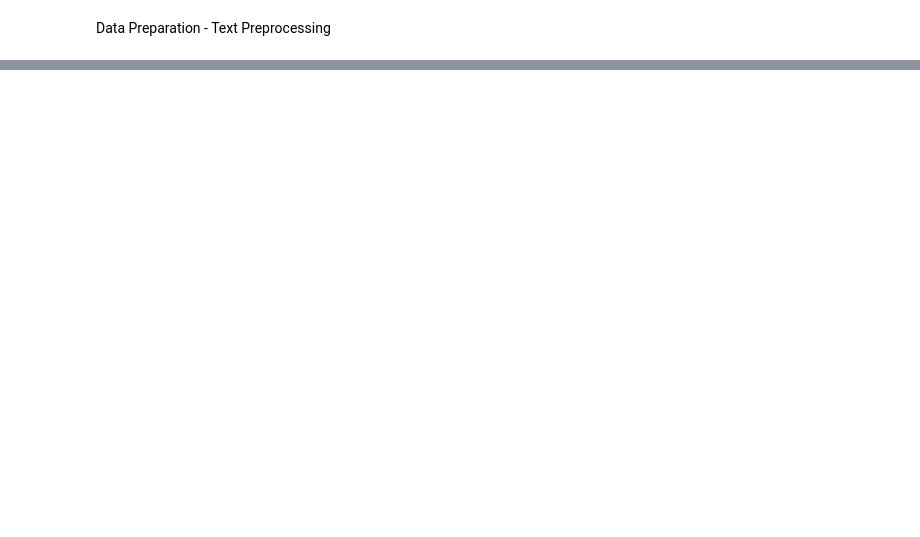
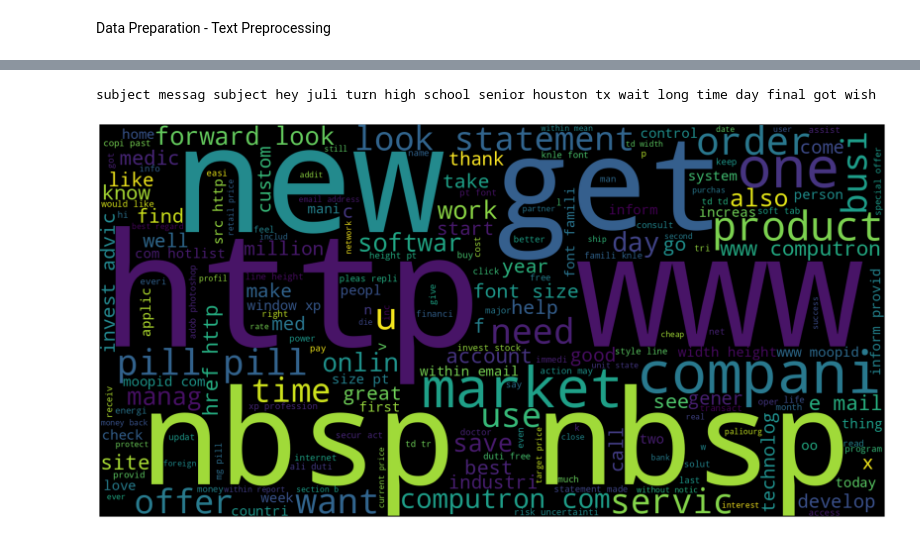
Before and after one commit to Tolash123/Machine_learning_and_Deep_learning, a Jupyter notebook: Module 4- Machine Learning/2. Working with Text Data/2. Case Study - Email spam filtering/email_filtering.ipynb, the cells around one changed output, grey strips where cells are left out. Cells and saved outputs as stored; diff of their text form; code cells hidden in the pictures; blank space fills up the shorter version.

Commit message:
email spam filtering

```diff
--- a/Module 4- Machine Learning/2. Working with Text Data/2. Case Study - Email spam filtering/email_filtering.ipynb
+++ b/Module 4- Machine Learning/2. Working with Text Data/2. Case Study - Email spam filtering/email_filtering.ipynb
@@ -145,0 +171,2 @@ def preprocess(raw_text, flag):
+# %%
+temp_df.columns = ['clean_text_stem', 'text_length_stem']
@@ -145,0 +182,2 @@ def preprocess(raw_text, flag):
+# %%
+x_train = pd.concat([x_train, temp_df], axis=1)
@@ -145,0 +224,24 @@ def preprocess(raw_text, flag):
+# %%
+words = ' '.join(spam_df['clean_text_stem'])
+print(words[:100])
+# %% [output]
+subject messag subject hey juli turn high school senior houston tx wait long time day final got wish
+# %%
+spam_df = x_train.loc[y_train=='spam', :]
+
+words = ' '.join(spam_df['clean_text_stem'])
+
+cleaned_word = ' '.join([word for word in words.split()if 'subject' not in word])
+# %%
+spam_wordcloud = WordCloud(stopwords=stopwords.words('english'),
+                           background_color='black',
+                           width=1600,
+                           height=800
+                           ).generate(cleaned_word)
+# %%
+plt.figure(1, figsize=(30, 20))
+plt.imshow(spam_wordcloud)
+plt.axis('off')
+plt.show()
+# %% [output]
+[figure, added]
```
Also changed, not shown: parts of 54 cells of this notebook.
